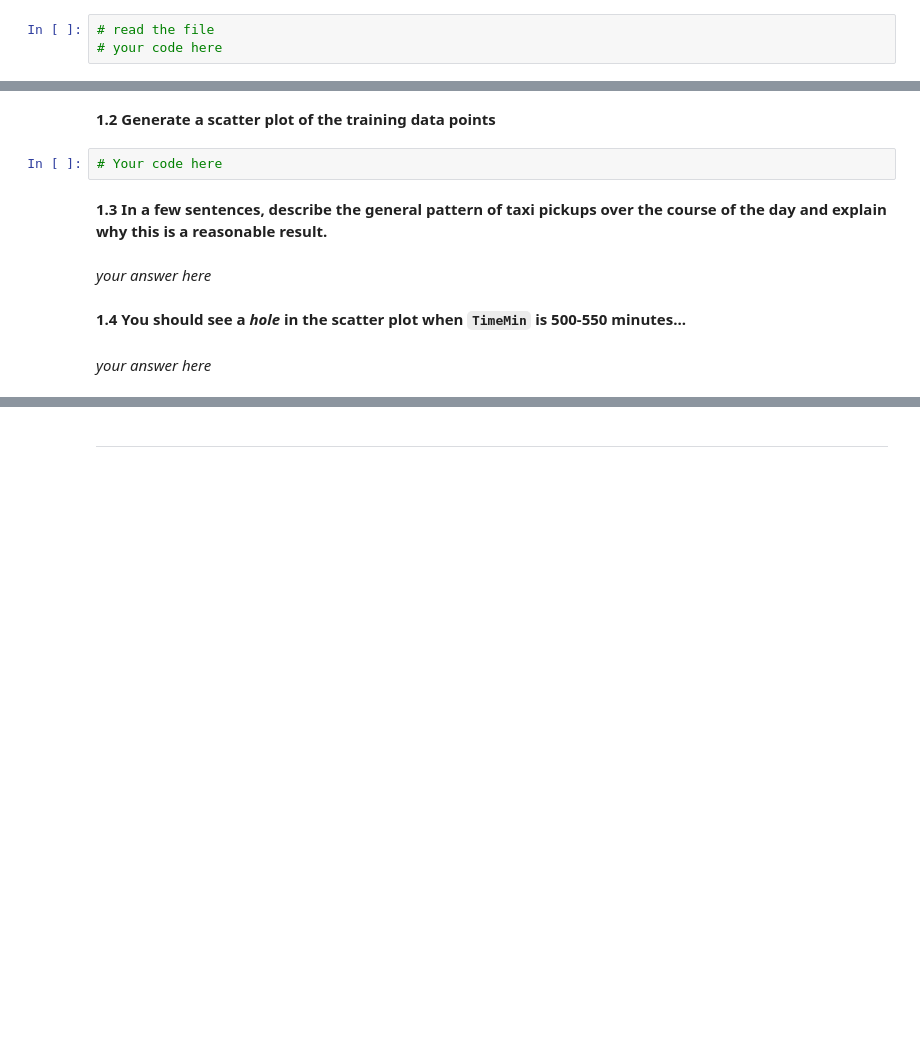
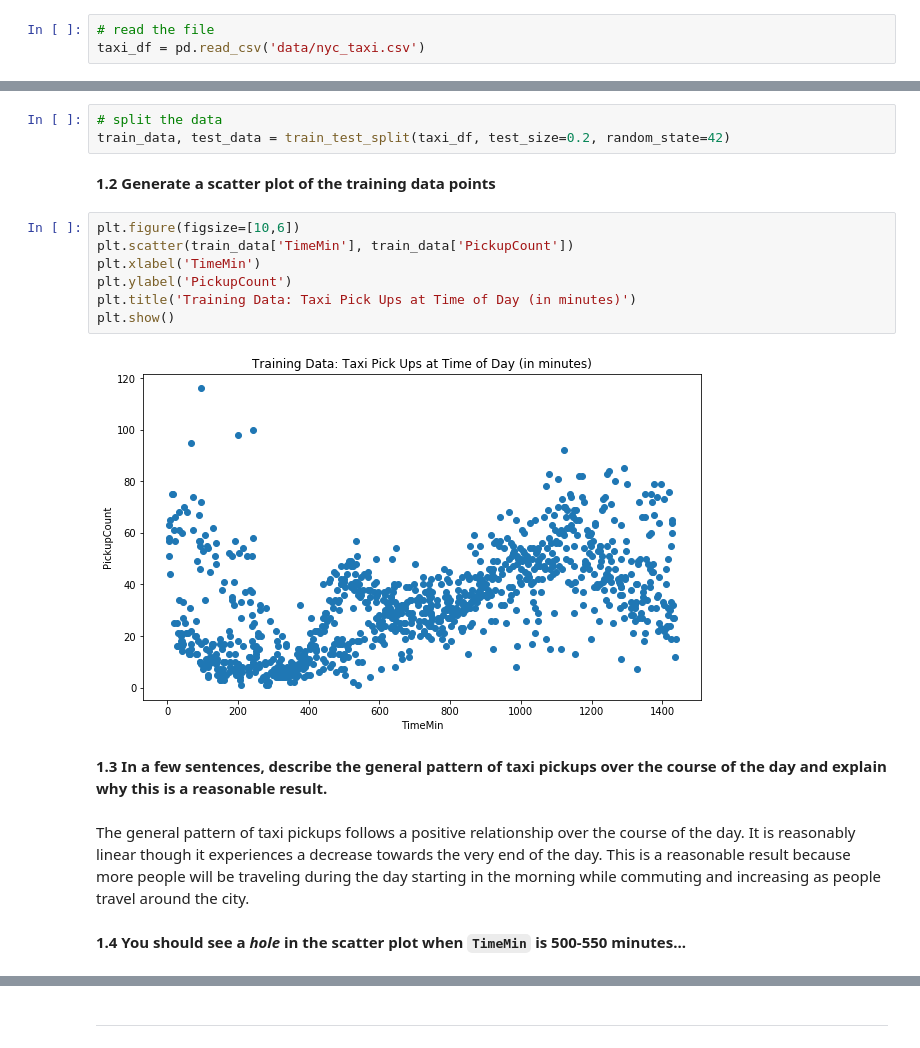
Before and after one commit to katevovor/2019-CS109A, a Jupyter notebook: hw/hw2/cs109a_hw2_109_submit.ipynb, the cells around one changed output, grey strips where cells are left out. Cells and saved outputs as stored; diff of their text form; blank space fills up the shorter version.

```diff
--- a/hw/hw2/cs109a_hw2_109_submit.ipynb
+++ b/hw/hw2/cs109a_hw2_109_submit.ipynb
@@ -60,4 +60,4 @@ We will fit regression models that use the time of the day (in minutes) as a pre
 **1.1 Use pandas to load the dataset from the csv file ...**
 # %%
 # read the file
-# your code here
+taxi_df = pd.read_csv('data/nyc_taxi.csv')
@@ -67,12 +64,20 @@ We will fit regression models that use the time of the day (in minutes) as a pre
+# %%
+# split the data
+train_data, test_data = train_test_split(taxi_df, test_size=0.2, random_state=42)
 # %% [markdown]
 **1.2 Generate a scatter plot of the training data points**
-# %%
-# Your code here
+# %%
+plt.figure(figsize=[10,6])
+plt.scatter(train_data['TimeMin'], train_data['PickupCount'])
+plt.xlabel('TimeMin')
+plt.ylabel('PickupCount')
+plt.title('Training Data: Taxi Pick Ups at Time of Day (in minutes)')
+plt.show()
+# %% [output]
+[figure, added]
 # %% [markdown]
 **1.3 In a few sentences, describe the general pattern of taxi pickups over the course of the day and explain why this is a reasonable result.**
-# %% [markdown]
-*your answer here*
+# %% [markdown]
+The general pattern of taxi pickups follows a positive relationship over the course of the day. It is reasonably linear though it experiences a decrease towards the very end of the day. This is a reasonable result because more people will be traveling during the day starting in the morning while commuting and increasing as people travel around the city.
 # %% [markdown]
 **1.4 You should see a *hole* in the scatter plot when `TimeMin` is 500-550 minutes...**
-# %% [markdown]
-*your answer here*
```
Also changed, not shown: parts of 16 cells of this notebook.
